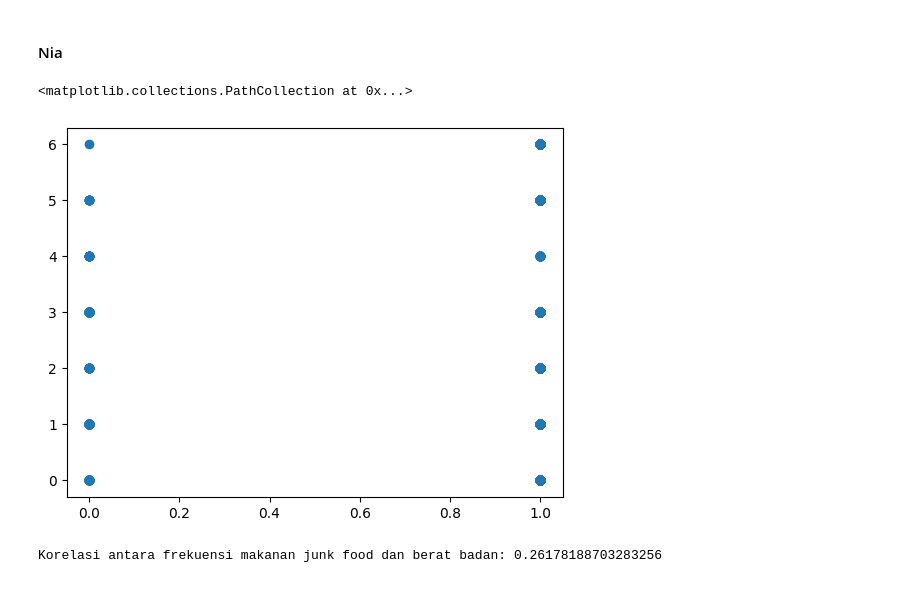
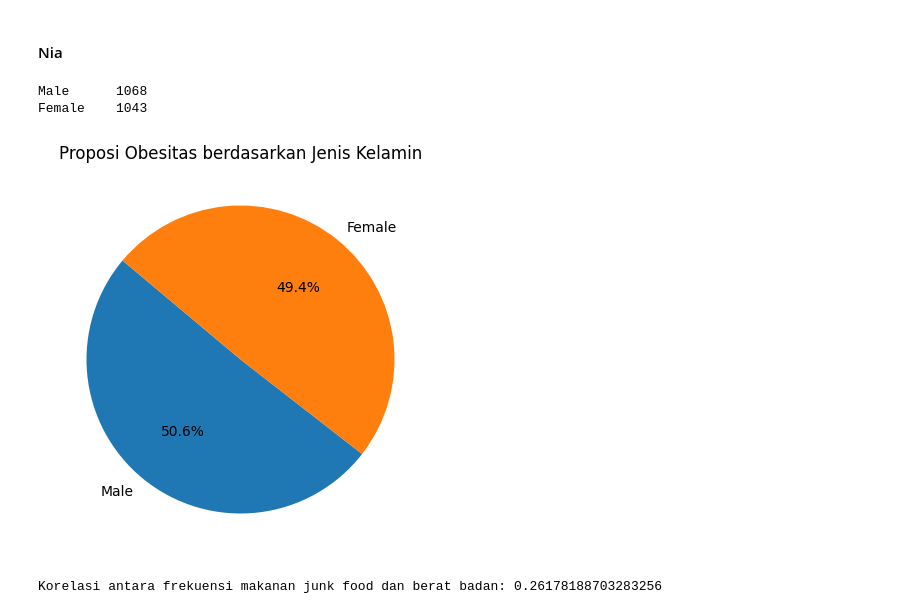
Before and after one commit to abdhaamed/abdhaamed, a Jupyter notebook: Statistika_tubes.ipynb, the cells around one changed output. Drawn from its saved outputs; the diff is of its cells as text; code cells hidden in the pictures.

```diff
--- a/Statistika_tubes.ipynb
+++ b/Statistika_tubes.ipynb
@@ -238,11 +238,26 @@ plt.show()
 [figure]
 # %% [markdown]
 #### Nia
-# %%
-plt.scatter(obesity['FAVC'], obesity['NObeyesdad'])
-# %% [output]
-<matplotlib.collections.PathCollection at 0x...>
-[figure, removed]
+# %%
+# Menghitung jumlah masing-masing gander
+gender_counts = obesity['Gender'].value_counts()
+
+# Menampilkan hasil
+print(gender_counts.to_string(index=True, header=False))
+
+# Membuat pie chart
+plt.figure(figsize=(5,5))
+plt.pie(gender_counts, labels=gender_counts.index, autopct='%1.1f%%', startangle=140)
+
+# Menambahkan judul
+plt.title('Proposi Obesitas berdasarkan Jenis Kelamin')
+
+# Menampilkan pie chart
+plt.show()
+# %% [output]
+Male      1068
+Female    1043
+[figure, added]
 # %%
 correlation = obesity['FAVC'].corr(obesity['NObeyesdad'])
 print(f'Korelasi antara frekuensi makanan junk food dan berat badan: {correlation}')
```
Also changed, not shown: parts of 1 cell of this notebook.
